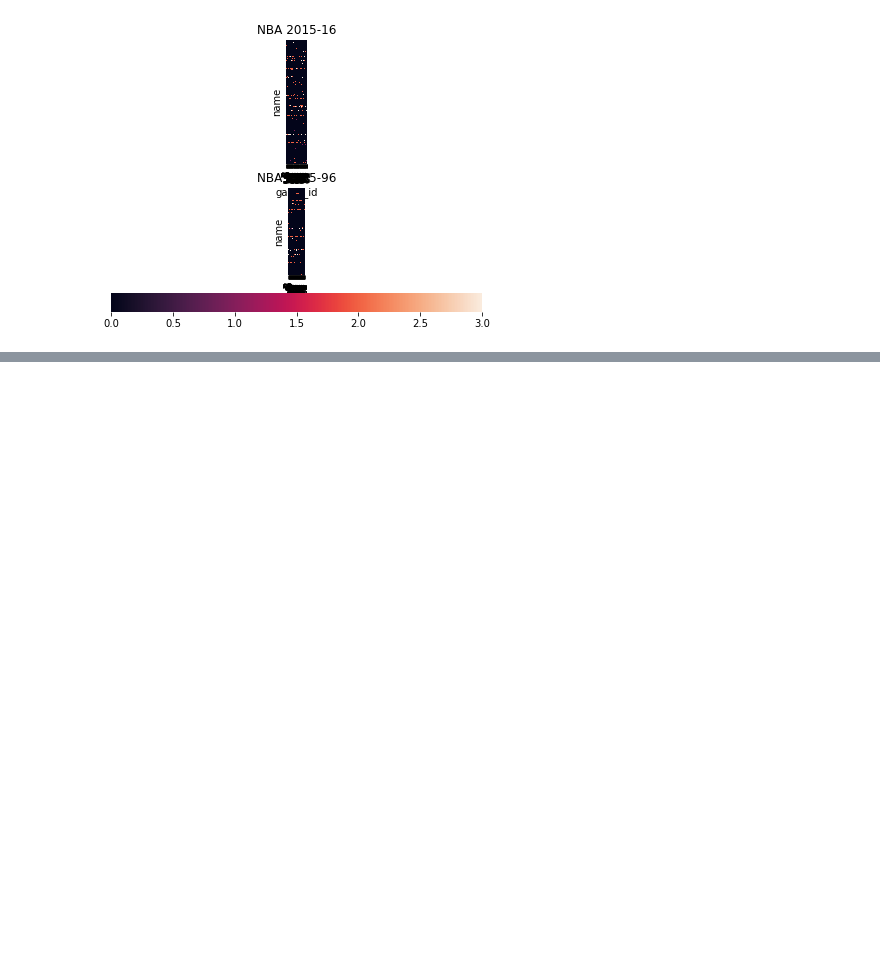
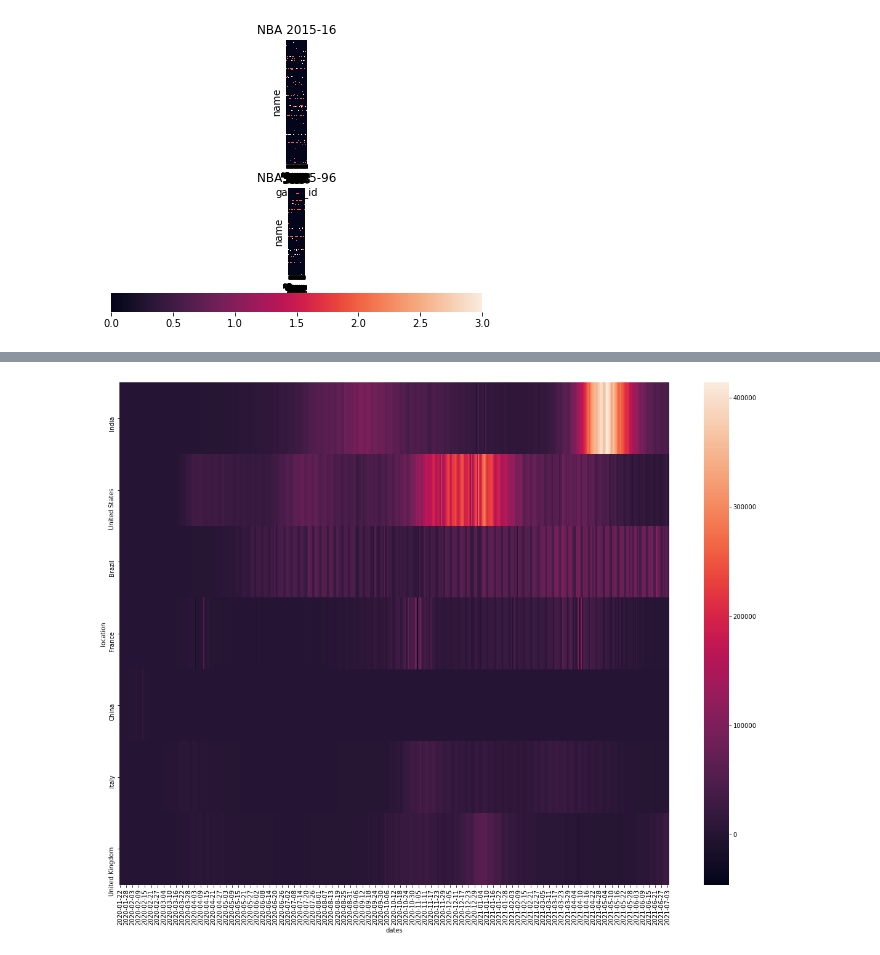
Before and after one commit to plal/band-depth, a Jupyter notebook: notebooks/2021-06-22_heatmap-test.ipynb, the cells around one changed output, grey strips where cells are left out. Drawn from its saved outputs; the diff is of its cells as text; code cells hidden in the pictures; blank space fills up the shorter version.

```diff
--- a/notebooks/2021-06-22_heatmap-test.ipynb
+++ b/notebooks/2021-06-22_heatmap-test.ipynb
@@ -246,0 +302,38 @@ sb.heatmap(np.array(X_ordered))
+# %%
+def set_covid_heatmap_data(data_path):
+    '''
+        path: path to folder containing data from locations
+    '''
+    data_names  = []
+    data_values = []
+    for fname in os.listdir(data_path):
+        df_location = pd.read_csv(data_path+'/'+fname)
+
+        location_data_new_deaths   = get_location_data_from_df(df_location, 'new_cases')
+        location_data_after_events = location_data_new_deaths
+
+        data_names.append(df_location['location'].values[0])
+        data_values.append(location_data_after_events)
+
+    Z = hierarchy.ward(data_values)
+    sorted_idxs = hierarchy.leaves_list(Z)
+    sorted_names = []
+    sorted_values = []
+
+    for idx in sorted_idxs:
+        sorted_names.append(data_names[idx])
+        sorted_values.append(data_values[idx])
+
+    return sorted_names, sorted_values
+# %%
+snames, sdata = set_covid_heatmap_data(r'../data/COVID/locations_filtered')
+# %%
+df_data = []
+xs = [x.date() for x in pd.date_range(start="2020-01-22",end="2021-07-04")]
+for idx in range(len(snames)):
+    df_location = pd.DataFrame({'dates':xs,'location':[snames[idx]]*len(xs),'data':sdata[idx]})
+    pivoted_df = df_location.pivot(index='location',columns='dates',values='data')
+    df_data.append(pivoted_df)
+
+df_data = pd.concat(df_data)
+df_data
@@ -246,0 +351,6 @@ sb.heatmap(np.array(X_ordered))
+# %%
+plt.figure(figsize=(20,15))
+h = sb.heatmap(df_data)
+plt.show()
+# %% [output]
+[figure, added]
```
Also changed, not shown: parts of 18 cells of this notebook.
